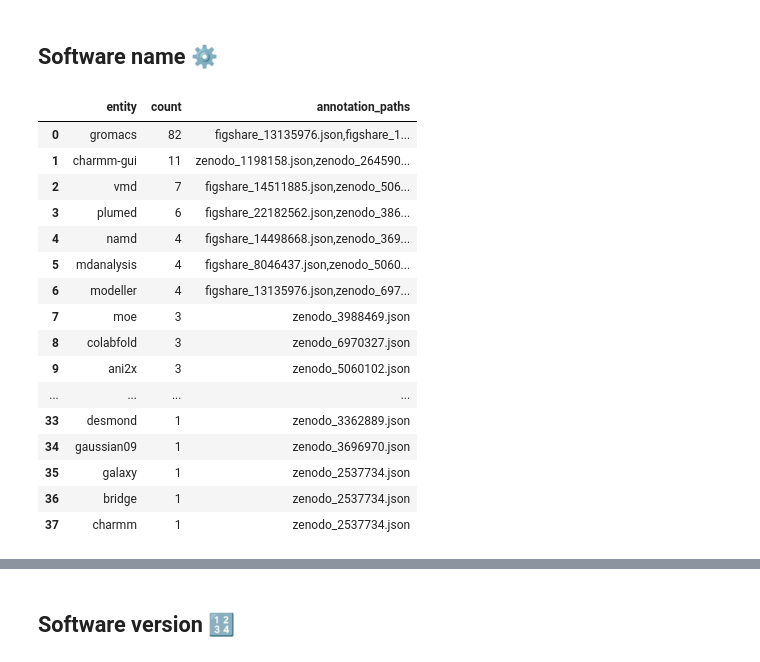
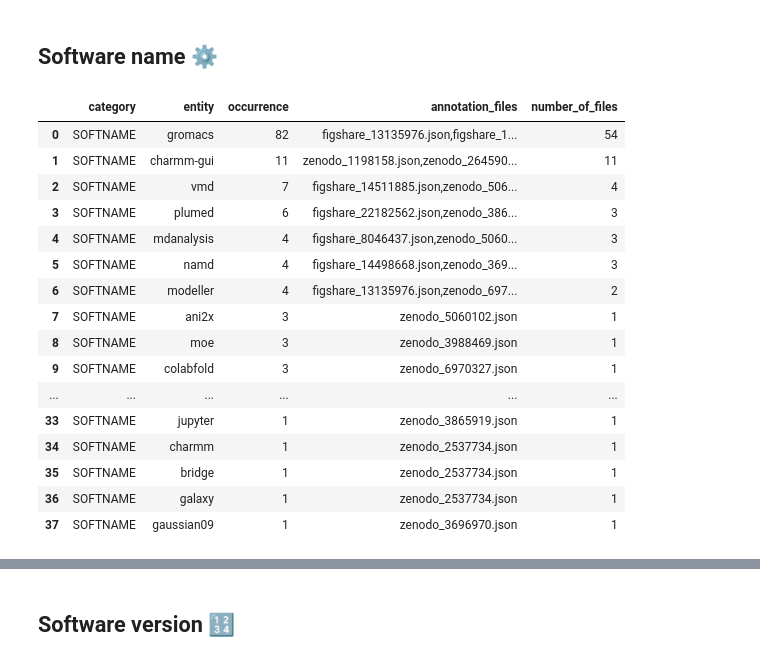
Before and after one commit to MDverse/mdner_llm, a Jupyter notebook: notebooks/review/qc_entity_inventory_explorer.ipynb, the cells around one changed output, grey strips where cells are left out. Cells and saved outputs as stored; diff of their text form; code cells hidden in the pictures.

Commit message:
feat: Simplify entity inventory

```diff
--- a/notebooks/review/qc_entity_inventory_explorer.ipynb
+++ b/notebooks/review/qc_entity_inventory_explorer.ipynb
@@ -57,15 +49,0 @@ entity_data = process_qc_entity_inventory(annotations_path, results_path)
-# %%
-print("Annotation summary by class:")
-print("-" * 50)
-print(f"{'Class':20} | {'Total occurrences':17} | {'Unique entities':15}")
-print("-" * 50)
-
-# Trier par total_occurrences décroissant
-for class_name, df in sorted(
-    entity_data.items(), key=lambda x: x[1]["count"].sum(), reverse=True
-):
-    total_occurrences = df["count"].sum()
-    unique_entities = df.shape[0]
-    print(f"{class_name:20} | {total_occurrences:17} | {unique_entities:15}")
-
-print("-" * 50)
@@ -85,0 +50,4 @@ SOFTVERS             |                57 |              39
+# %%
+entities_df = pd.read_csv(results_path, sep="\t").rename(columns={"class": "category"})
+entities_df["number_of_files"] = entities_df["annotation_files"].str.count("json")
+entities_df
@@ -86,3 +89,10 @@ SOFTVERS             |                57 |              39
+# %%
+def list_entities(df, category):
+    return (df
+     .query("category == @category")
+     .sort_values("occurrence", ascending=False)
+     .reset_index(drop=True)
+    )
 # %% [markdown]
 ## Molecules 🧬
 # %%
@@ -174,23 +132,22 @@ Rare force field or model (count = 1): 40 / 84 total entities
 # %% [markdown]
 ## Software name ⚙️
 # %%
-df = entity_data["SOFTNAME"].sort_values("count", ascending=False)
-df
+list_entities(entities_df, "SOFTNAME")
 # %% [output]
-|  | entity | count | annotation_paths |
-| 0 | gromacs | 82 | figshare_13135976.json,figshare_1... |
-| 1 | charmm-gui | 11 | zenodo_1198158.json,zenodo_264590... |
-| 2 | vmd | 7 | figshare_14511885.json,zenodo_506... |
-| 3 | plumed | 6 | figshare_22182562.json,zenodo_386... |
-| 4 | namd | 4 | figshare_14498668.json,zenodo_369... |
-| 5 | mdanalysis | 4 | figshare_8046437.json,zenodo_5060... |
-| 6 | modeller | 4 | figshare_13135976.json,zenodo_697... |
-| 7 | moe | 3 | zenodo_3988469.json |
-| 8 | colabfold | 3 | zenodo_6970327.json |
-| 9 | ani2x | 3 | zenodo_5060102.json |
-| ... | ... | ... | ... |
-| 33 | desmond | 1 | zenodo_3362889.json |
-| 34 | gaussian09 | 1 | zenodo_3696970.json |
-| 35 | galaxy | 1 | zenodo_2537734.json |
-| 36 | bridge | 1 | zenodo_2537734.json |
-| 37 | charmm | 1 | zenodo_2537734.json |
+|  | category | entity | occurrence | annotation_files | number_of_files |
+| 0 | SOFTNAME | gromacs | 82 | figshare_13135976.json,figshare_1... | 54 |
+| 1 | SOFTNAME | charmm-gui | 11 | zenodo_1198158.json,zenodo_264590... | 11 |
+| 2 | SOFTNAME | vmd | 7 | figshare_14511885.json,zenodo_506... | 4 |
+| 3 | SOFTNAME | plumed | 6 | figshare_22182562.json,zenodo_386... | 3 |
+| 4 | SOFTNAME | mdanalysis | 4 | figshare_8046437.json,zenodo_5060... | 3 |
+| 5 | SOFTNAME | namd | 4 | figshare_14498668.json,zenodo_369... | 3 |
+| 6 | SOFTNAME | modeller | 4 | figshare_13135976.json,zenodo_697... | 2 |
+| 7 | SOFTNAME | ani2x | 3 | zenodo_5060102.json | 1 |
+| 8 | SOFTNAME | moe | 3 | zenodo_3988469.json | 1 |
+| 9 | SOFTNAME | colabfold | 3 | zenodo_6970327.json | 1 |
+| ... | ... | ... | ... | ... | ... |
+| 33 | SOFTNAME | jupyter | 1 | zenodo_3865919.json | 1 |
+| 34 | SOFTNAME | charmm | 1 | zenodo_2537734.json | 1 |
+| 35 | SOFTNAME | bridge | 1 | zenodo_2537734.json | 1 |
+| 36 | SOFTNAME | galaxy | 1 | zenodo_2537734.json | 1 |
+| 37 | SOFTNAME | gaussian09 | 1 | zenodo_3696970.json | 1 |
```
Also changed, not shown: parts of 19 cells of this notebook, 1 other file.
